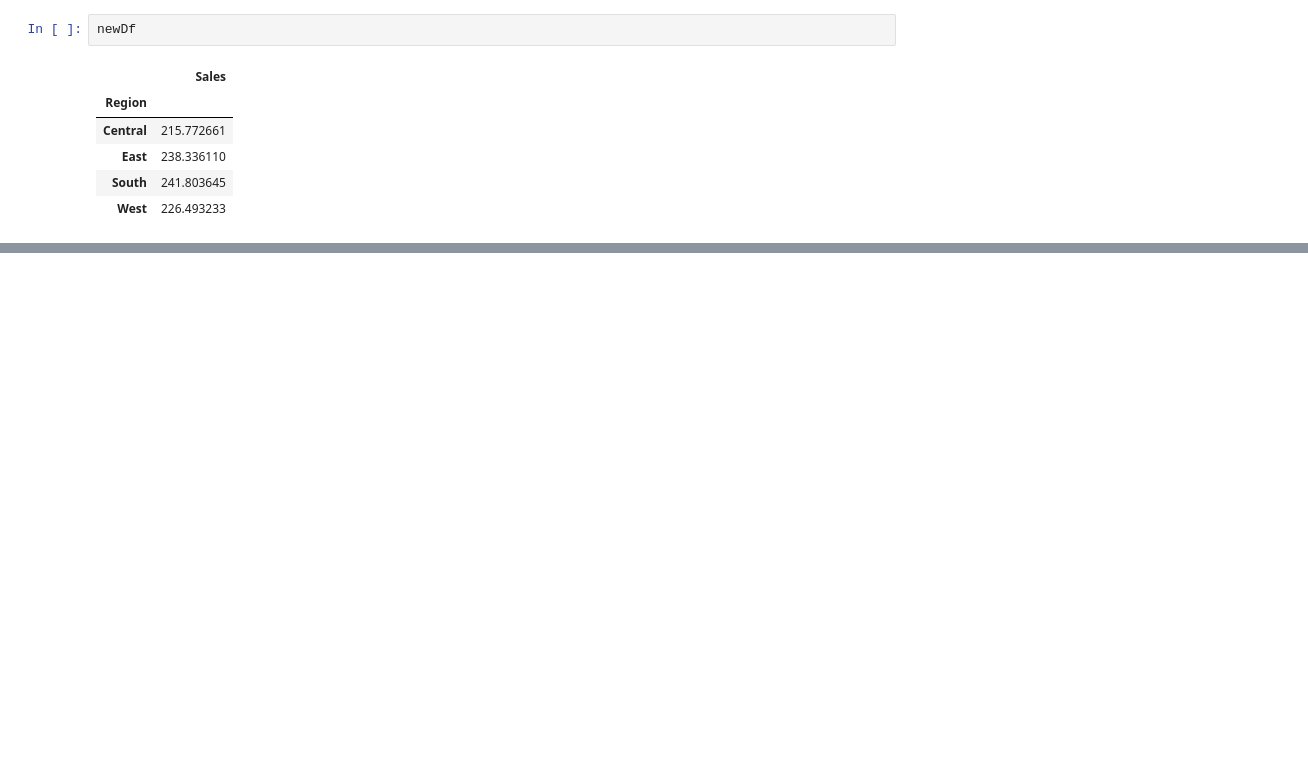
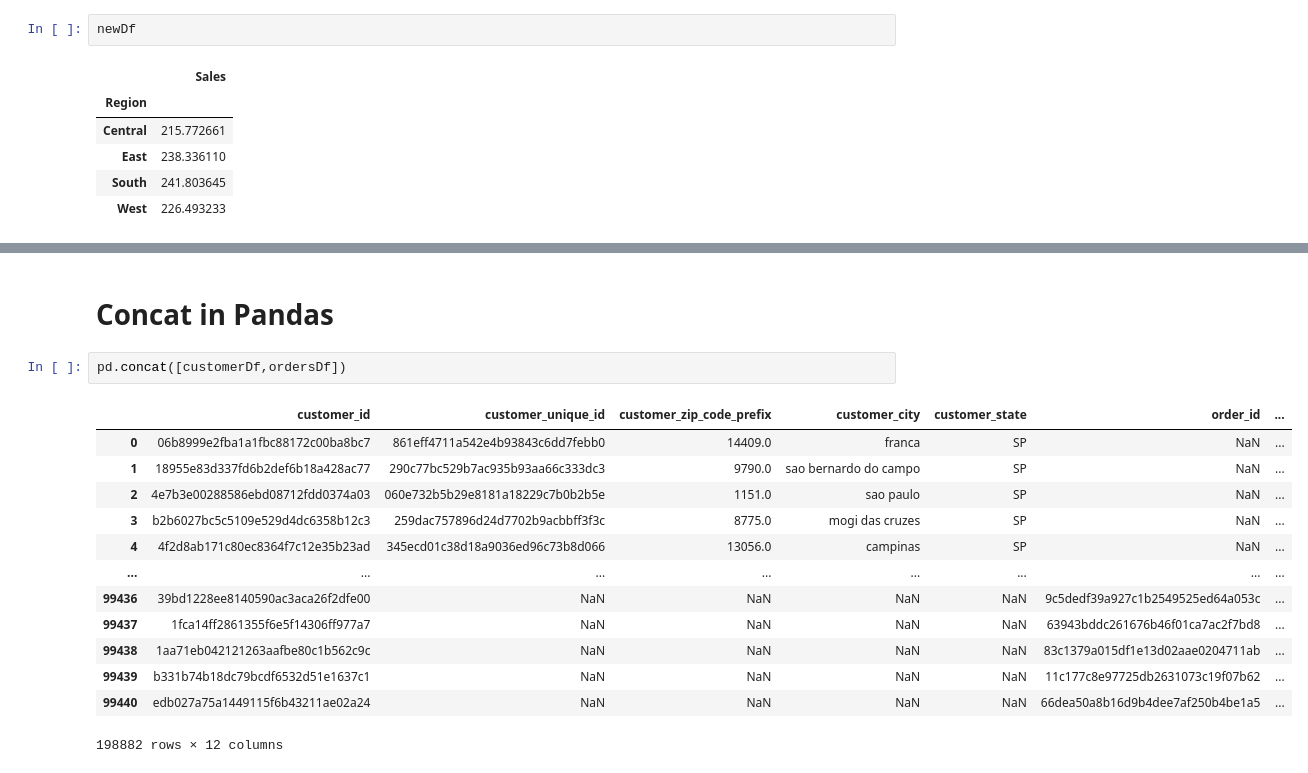
Before and after one commit to developervinoth/GWC-Python-Pandas, a Jupyter notebook: Python-Pandas.ipynb, the cells around one changed output, grey strips where cells are left out. Drawn from its saved outputs; the diff is of its cells as text; blank space fills up the shorter version.

```diff
--- a/Python-Pandas.ipynb
+++ b/Python-Pandas.ipynb
@@ -328,0 +420,18 @@ SalesDf.groupby()
+# %% [markdown]
+# Concat in Pandas
+# %%
+pd.concat([customerDf,ordersDf])
+# %% [output]
+|  | customer_id | customer_unique_id | customer_zip_code_prefix | customer_city | customer_state | order_id | ... |
+| 0 | 06b8999e2fba1a1fbc88172c00ba8bc7 | 861eff4711a542e4b93843c6dd7febb0 | 14409.0 | franca | SP | NaN | ... |
+| 1 | 18955e83d337fd6b2def6b18a428ac77 | 290c77bc529b7ac935b93aa66c333dc3 | 9790.0 | sao bernardo do campo | SP | NaN | ... |
+| 2 | 4e7b3e00288586ebd08712fdd0374a03 | 060e732b5b29e8181a18229c7b0b2b5e | 1151.0 | sao paulo | SP | NaN | ... |
+| 3 | b2b6027bc5c5109e529d4dc6358b12c3 | 259dac757896d24d7702b9acbbff3f3c | 8775.0 | mogi das cruzes | SP | NaN | ... |
+| 4 | 4f2d8ab171c80ec8364f7c12e35b23ad | 345ecd01c38d18a9036ed96c73b8d066 | 13056.0 | campinas | SP | NaN | ... |
+| ... | ... | ... | ... | ... | ... | ... | ... |
+| 99436 | 39bd1228ee8140590ac3aca26f2dfe00 | NaN | NaN | NaN | NaN | 9c5dedf39a927c1b2549525ed64a053c | ... |
+| 99437 | 1fca14ff2861355f6e5f14306ff977a7 | NaN | NaN | NaN | NaN | 63943bddc261676b46f01ca7ac2f7bd8 | ... |
+| 99438 | 1aa71eb042121263aafbe80c1b562c9c | NaN | NaN | NaN | NaN | 83c1379a015df1e13d02aae0204711ab | ... |
+| 99439 | b331b74b18dc79bcdf6532d51e1637c1 | NaN | NaN | NaN | NaN | 11c177c8e97725db2631073c19f07b62 | ... |
+| 99440 | edb027a75a1449115f6b43211ae02a24 | NaN | NaN | NaN | NaN | 66dea50a8b16d9b4dee7af250b4be1a5 | ... |
+198882 rows × 12 columns
```
Also changed, not shown: parts of 20 cells of this notebook, 2 other files.
